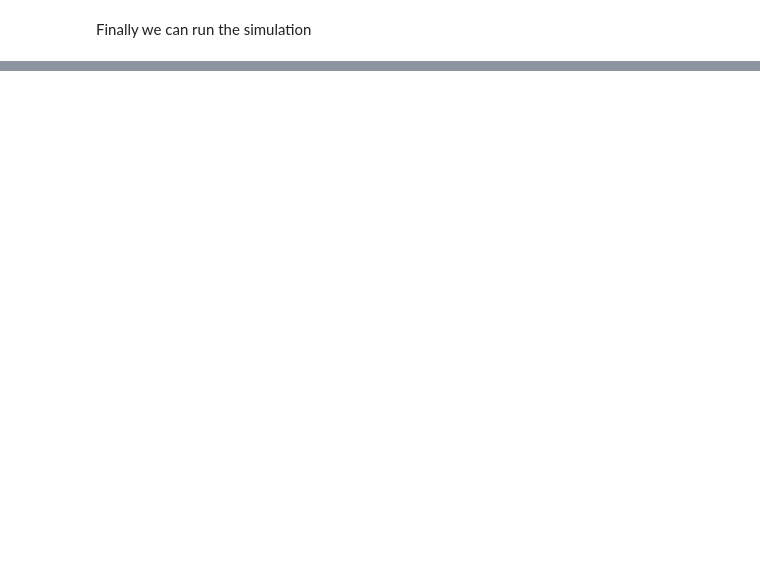
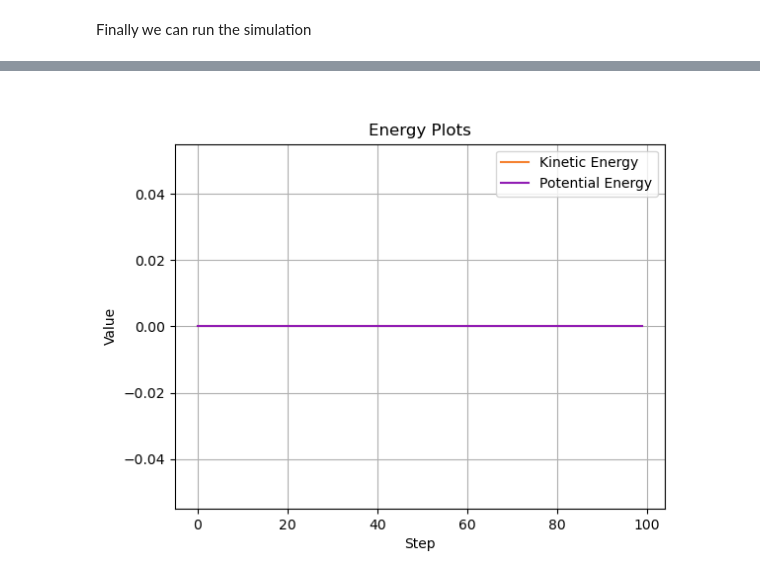
Before and after one commit to diku-dk/RAINBOW, a Jupyter notebook: python/demo_prox_rigid_bodies_procedural.ipynb, the cells around one changed output, grey strips where cells are left out. Cells and saved outputs as stored; diff of their text form; code cells hidden in the pictures; blank space fills up the shorter version.

```diff
--- a/python/demo_prox_rigid_bodies_procedural.ipynb
+++ b/python/demo_prox_rigid_bodies_procedural.ipynb
@@ -182,0 +269,16 @@ simulation(viewer, engine, True)
+# %%
+kinetic_energy = [ stats[i]['kinetic_energy'] for i in range(len(stats)) ]
+potential_energy = [ stats[i]['potential_energy'] for i in range(len(stats)) ]
+
+fig = plt.figure()
+ax = plt.subplot(111)
+ax.set_title('Energy Plots')
+ax.set_xlabel('Step')
+ax.set_ylabel('Value')
+plt.grid(True)
+ax.plot(kinetic_energy, label='Kinetic Energy', color=colors[4])
+ax.plot(potential_energy, label='Potential Energy', color=colors[5])
+ax.legend()
+plt.show()
+# %% [output]
+[figure, added]
```
Also changed, not shown: parts of 20 cells of this notebook, 2 other files.
